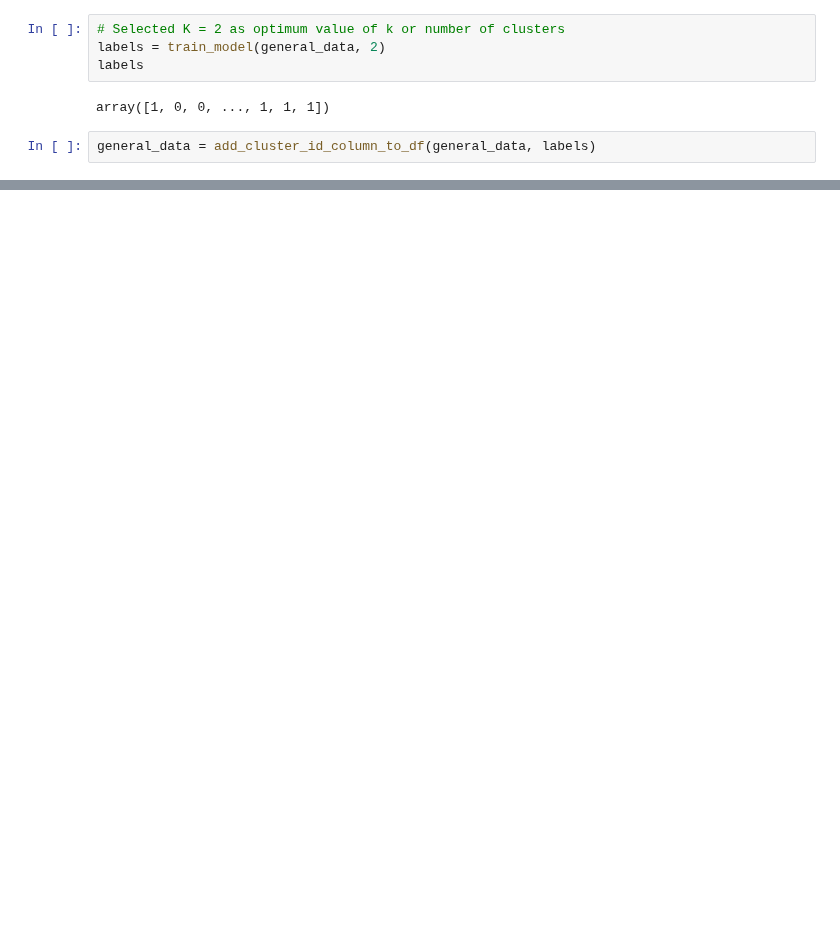
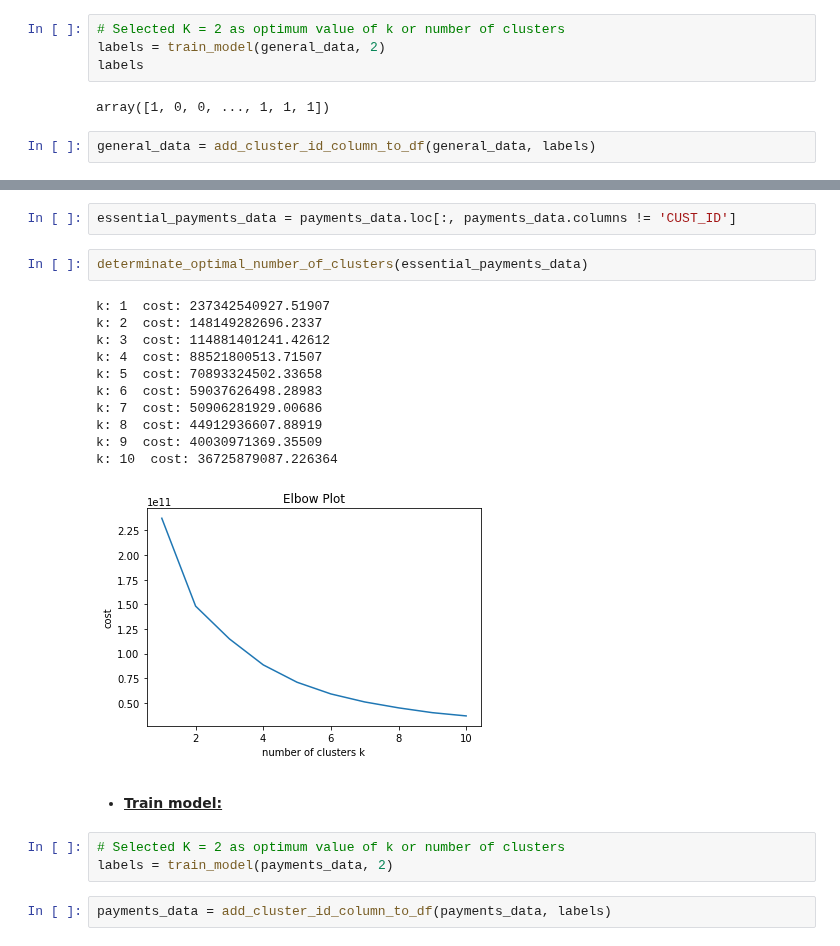
Before and after one commit to eugene-petrash/knn_classification_regression_and_k_means_clustering, a Jupyter notebook: model.ipynb, the cells around one changed output, grey strips where cells are left out. Cells and saved outputs as stored; diff of their text form; blank space fills up the shorter version.

```diff
--- a/model.ipynb
+++ b/model.ipynb
@@ -510,0 +627,24 @@ sns.pairplot(
+# %%
+essential_payments_data = payments_data.loc[:, payments_data.columns != 'CUST_ID']
+# %%
+determinate_optimal_number_of_clusters(essential_payments_data)
+# %% [output]
+k: 1  cost: 237342540927.51907
+k: 2  cost: 148149282696.2337
+k: 3  cost: 114881401241.42612
+k: 4  cost: 88521800513.71507
+k: 5  cost: 70893324502.33658
+k: 6  cost: 59037626498.28983
+k: 7  cost: 50906281929.00686
+k: 8  cost: 44912936607.88919
+k: 9  cost: 40030971369.35509
+k: 10  cost: 36725879087.226364
+[figure, added]
+# %% [markdown]
+<a id="Train_model_Analyse_the_payments_data_K_Means_Clustering"></a>
+* **<ins>Train model:<ins>**
+# %%
+# Selected K = 2 as optimum value of k or number of clusters
+labels = train_model(payments_data, 2)
+# %%
+payments_data = add_cluster_id_column_to_df(payments_data, labels)
```
Also changed, not shown: parts of 62 cells of this notebook.
